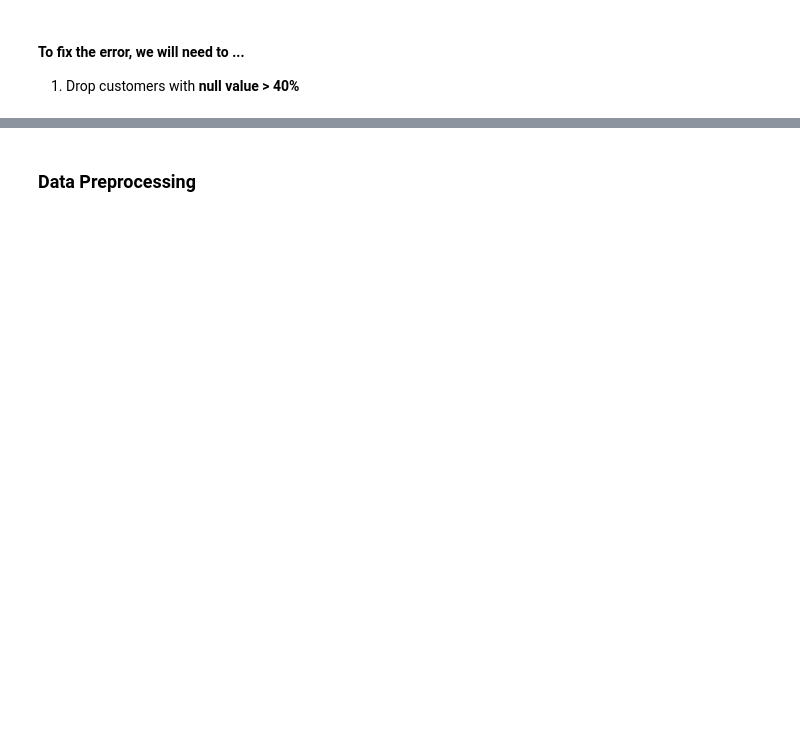
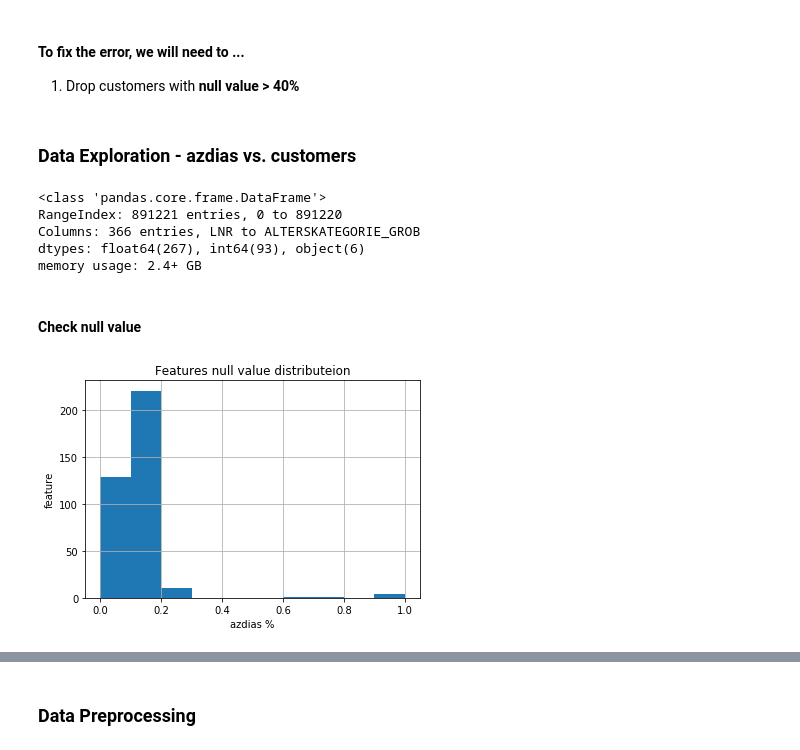
Before and after one commit to dragon7-fc/DSND-Capstone, a Jupyter notebook: Arvato Project Workbook.ipynb, the cells around one changed output, grey strips where cells are left out. Cells and saved outputs as stored; diff of their text form; code cells hidden in the pictures; blank space fills up the shorter version.

```diff
--- a/Arvato Project Workbook.ipynb
+++ b/Arvato Project Workbook.ipynb
@@ -590,3 +585,23 @@ plt.show()
 #### To fix the error, we will need to ...
 
 1. Drop customers with **null value > 40%**
+# %% [markdown]
+### Data Exploration - azdias vs. customers
+# %%
+azdias_df.info()
+# %% [output]
+<class 'pandas.core.frame.DataFrame'>
+RangeIndex: 891221 entries, 0 to 891220
+Columns: 366 entries, LNR to ALTERSKATEGORIE_GROB
+dtypes: float64(267), int64(93), object(6)
+memory usage: 2.4+ GB
+# %% [markdown]
+#### Check null value
+# %%
+azdias_df.isnull().mean().hist()
+plt.xlabel('azdias %')
+plt.ylabel('feature')
+plt.title('Features null value distributeion')
+plt.show()
+# %% [output]
+[figure, added]
```
Also changed, not shown: parts of 46 cells of this notebook.
